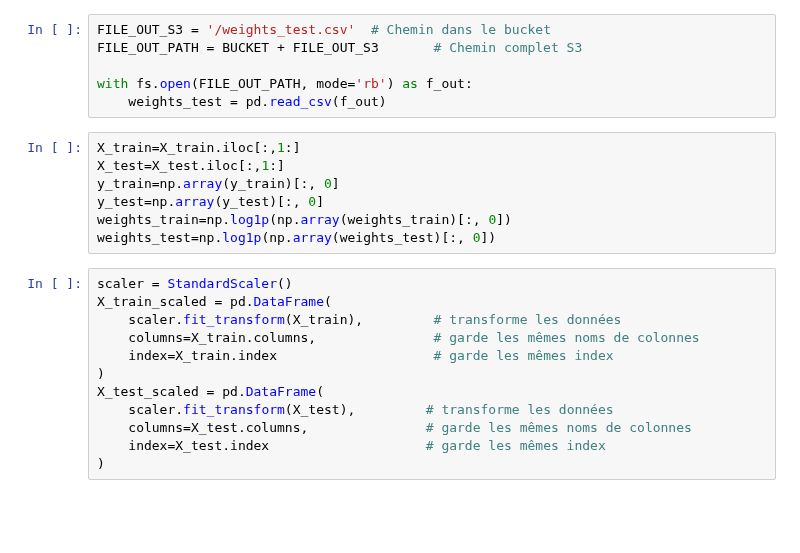
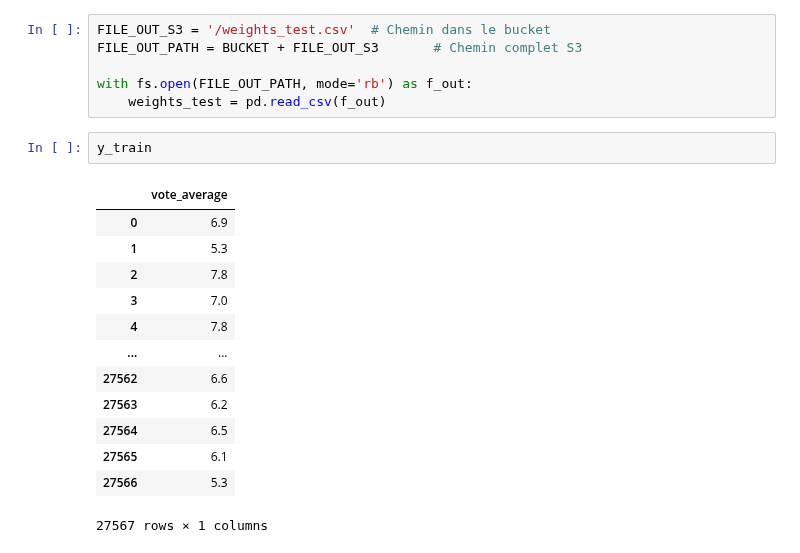
Before and after one commit to mlepennec-ensae/formation_cepe, a Jupyter notebook: Projet/panel_projet.ipynb, the cells around one changed output. Saved outputs shown, nothing was run; the diff lists cells and outputs as text; blank space fills up the shorter version.

```diff
--- a/Projet/panel_projet.ipynb
+++ b/Projet/panel_projet.ipynb
@@ -61,22 +80,19 @@ FILE_OUT_PATH = BUCKET + FILE_OUT_S3       # Chemin complet S3
 
 with fs.open(FILE_OUT_PATH, mode='rb') as f_out:
     weights_test = pd.read_csv(f_out)
-# %%
-X_train=X_train.iloc[:,1:]
-X_test=X_test.iloc[:,1:]
-y_train=np.array(y_train)[:, 0]
-y_test=np.array(y_test)[:, 0]
-weights_train=np.log1p(np.array(weights_train)[:, 0])
-weights_test=np.log1p(np.array(weights_test)[:, 0])
-# %%
-scaler = StandardScaler()
-X_train_scaled = pd.DataFrame(
-    scaler.fit_transform(X_train),         # transforme les données
-    columns=X_train.columns,               # garde les mêmes noms de colonnes
-    index=X_train.index                    # garde les mêmes index
-)
-X_test_scaled = pd.DataFrame(
-    scaler.fit_transform(X_test),         # transforme les données
-    columns=X_test.columns,               # garde les mêmes noms de colonnes
-    index=X_test.index                    # garde les mêmes index
-)
+# %%
+y_train
+# %% [output]
+|  | vote_average |
+| 0 | 6.9 |
+| 1 | 5.3 |
+| 2 | 7.8 |
+| 3 | 7.0 |
+| 4 | 7.8 |
+| ... | ... |
+| 27562 | 6.6 |
+| 27563 | 6.2 |
+| 27564 | 6.5 |
+| 27565 | 6.1 |
+| 27566 | 5.3 |
+27567 rows × 1 columns
```
Also changed, not shown: parts of 8 cells of this notebook, 2 other files.
